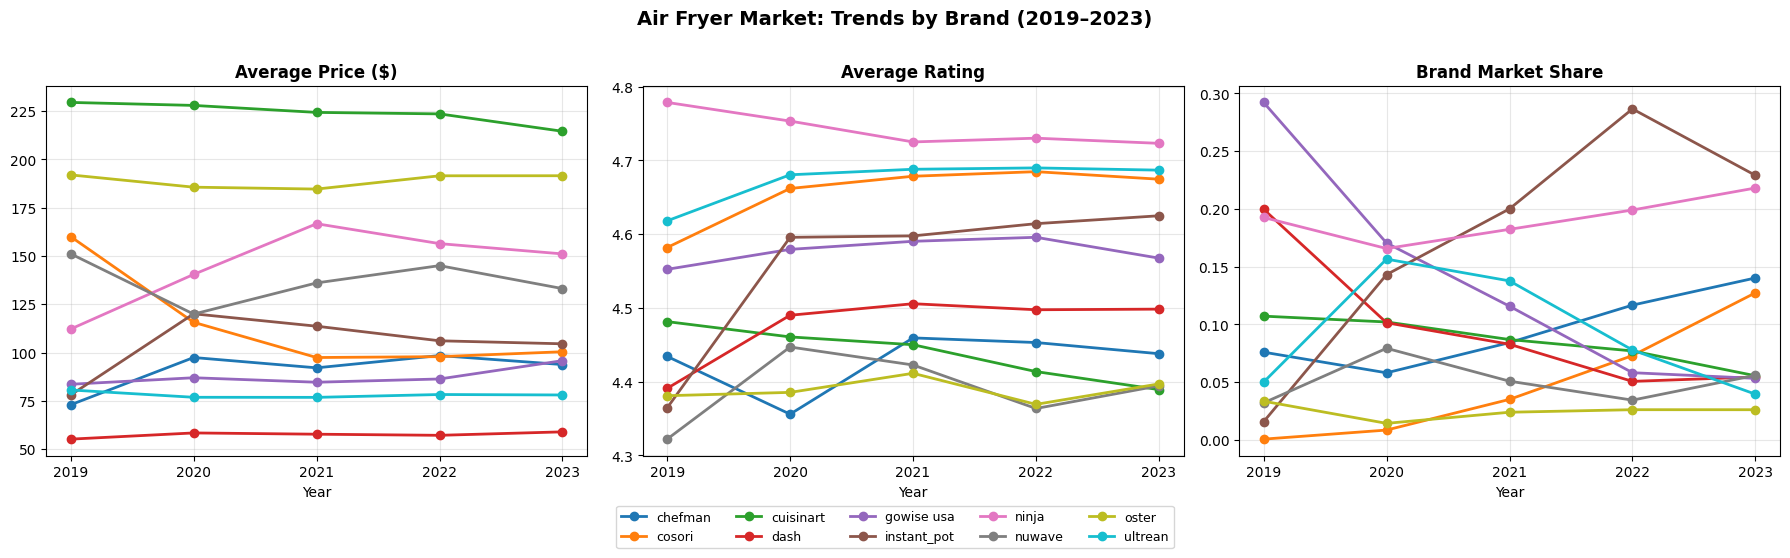
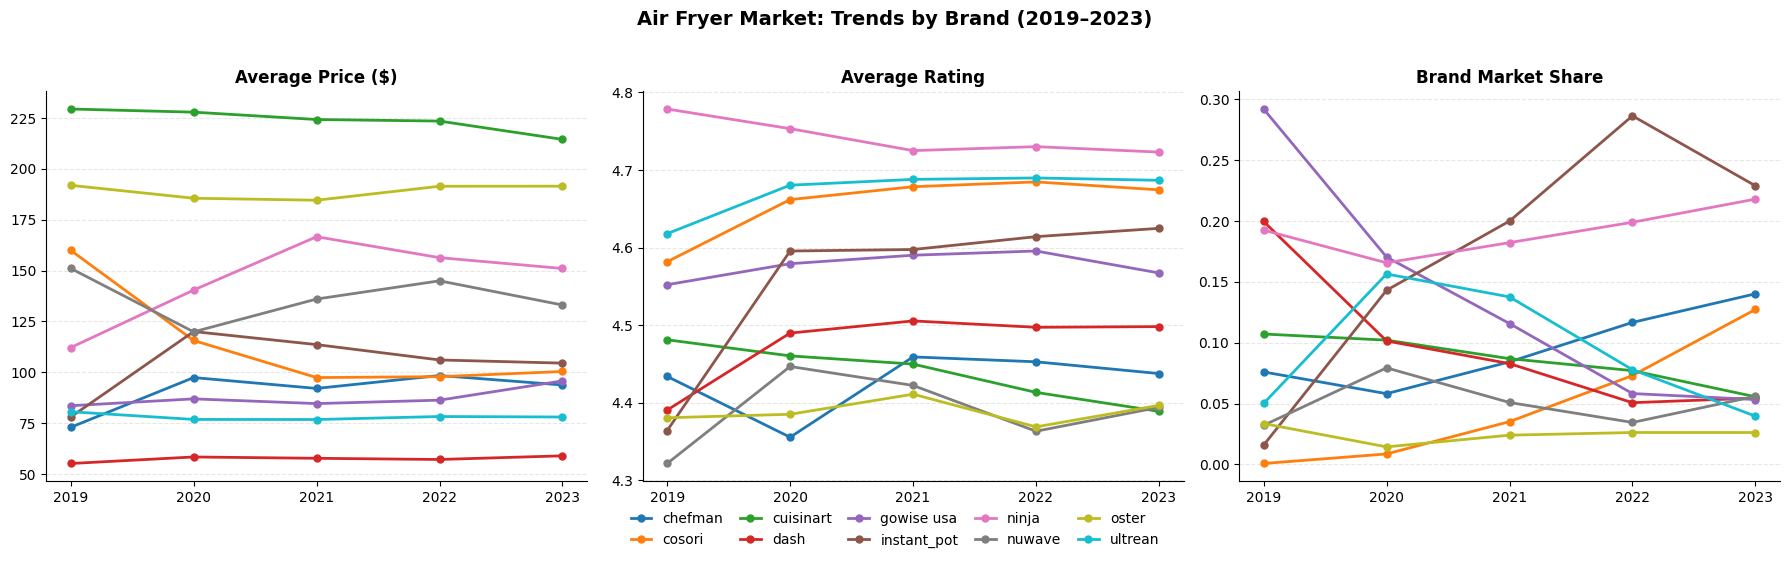
The change to this notebook cell's code, shown as a diff; its figure went from the first image to the second:
--- before
+++ after
@@ -1,5 +1,5 @@
 #1.2
 fig, axes = plt.subplots(1, 3, figsize=(18, 5))
-fig.suptitle("Air Fryer Market: Trends by Brand (2019–2023)", fontsize=14, fontweight="bold", y=1.01)
+fig.suptitle("Air Fryer Market: Trends by Brand (2019–2023)", fontsize=14, fontweight="bold", y=1.02)
 
 metrics = [
@@ -12,13 +12,22 @@
     for brand in brands:
         grp = df[df["brand"] == brand]
-        ax.plot(grp["year"], grp[col], marker="o", label=brand, color=palette[brand], linewidth=2)
-    ax.set_title(title, fontweight="bold")
-    ax.set_xlabel("Year")
+        ax.plot(grp["year"], grp[col], marker="o", label=brand,
+                color=palette[brand], linewidth=2, markersize=5)
+    ax.set_title(title, fontweight="bold", fontsize=12)
+    ax.set_xlabel("")
     ax.set_xticks([2019, 2020, 2021, 2022, 2023])
-    ax.grid(alpha=0.3)
+    ax.set_xticklabels(["2019", "2020", "2021", "2022", "2023"])
+    ax.tick_params(axis="both", labelsize=10)
+    ax.spines["top"].set_visible(False)
+    ax.spines["right"].set_visible(False)
+    ax.grid(axis="y", alpha=0.3, linestyle="--")
 
+# One shared legend centered below all three plots
 handles, labels = axes[0].get_legend_handles_labels()
-fig.legend(handles, labels, loc="lower center", ncol=5, fontsize=9,
-           bbox_to_anchor=(0.5, -0.08), frameon=True)
+fig.legend(handles, labels, loc="lower center", ncol=5, fontsize=10,
+           bbox_to_anchor=(0.5, -0.08), frameon=False,
+           handlelength=1.5, columnspacing=1.2)
+
 plt.tight_layout()
+plt.savefig("part1_trends.png", dpi=150, bbox_inches="tight")
 plt.show()

Commit: Fixed plots to be easier to read